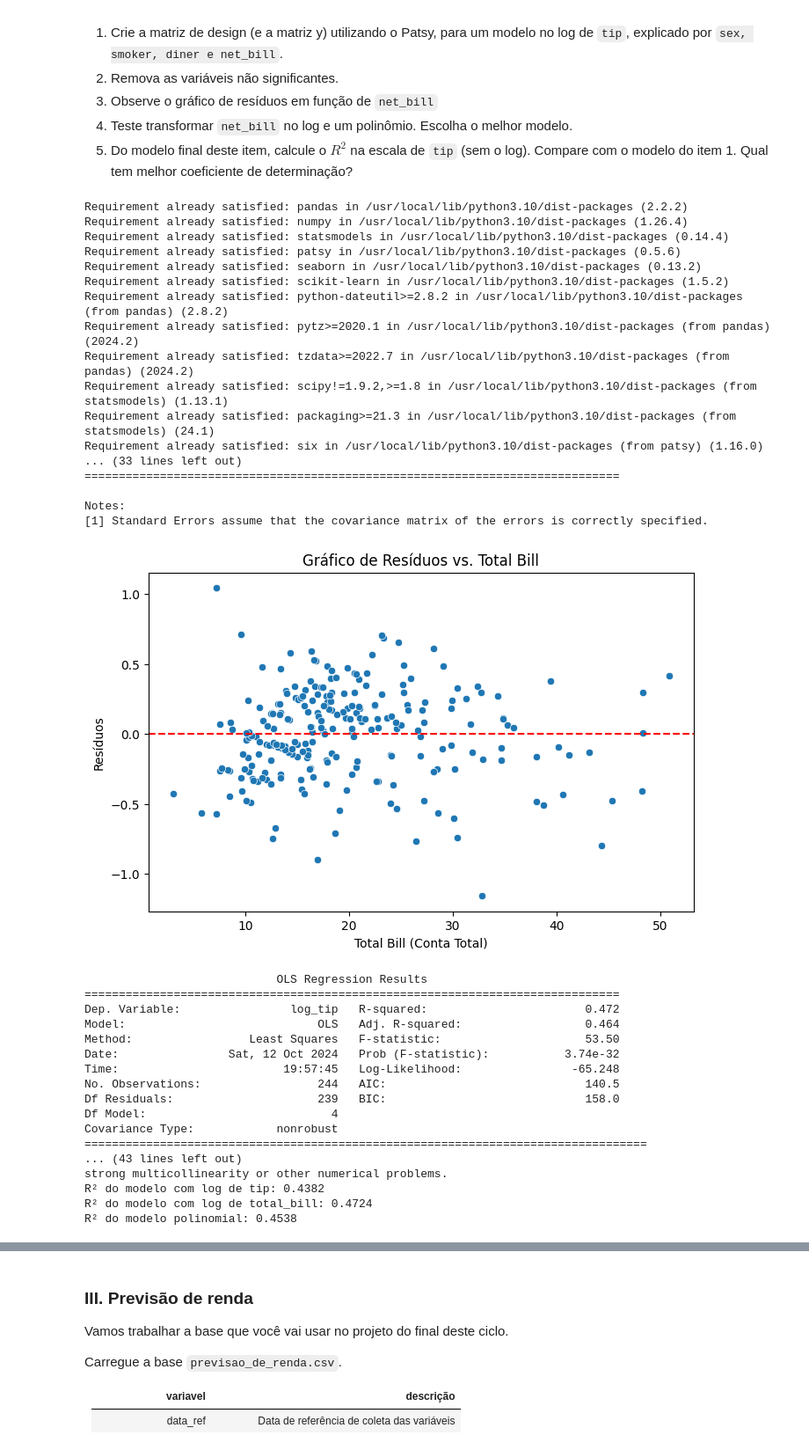
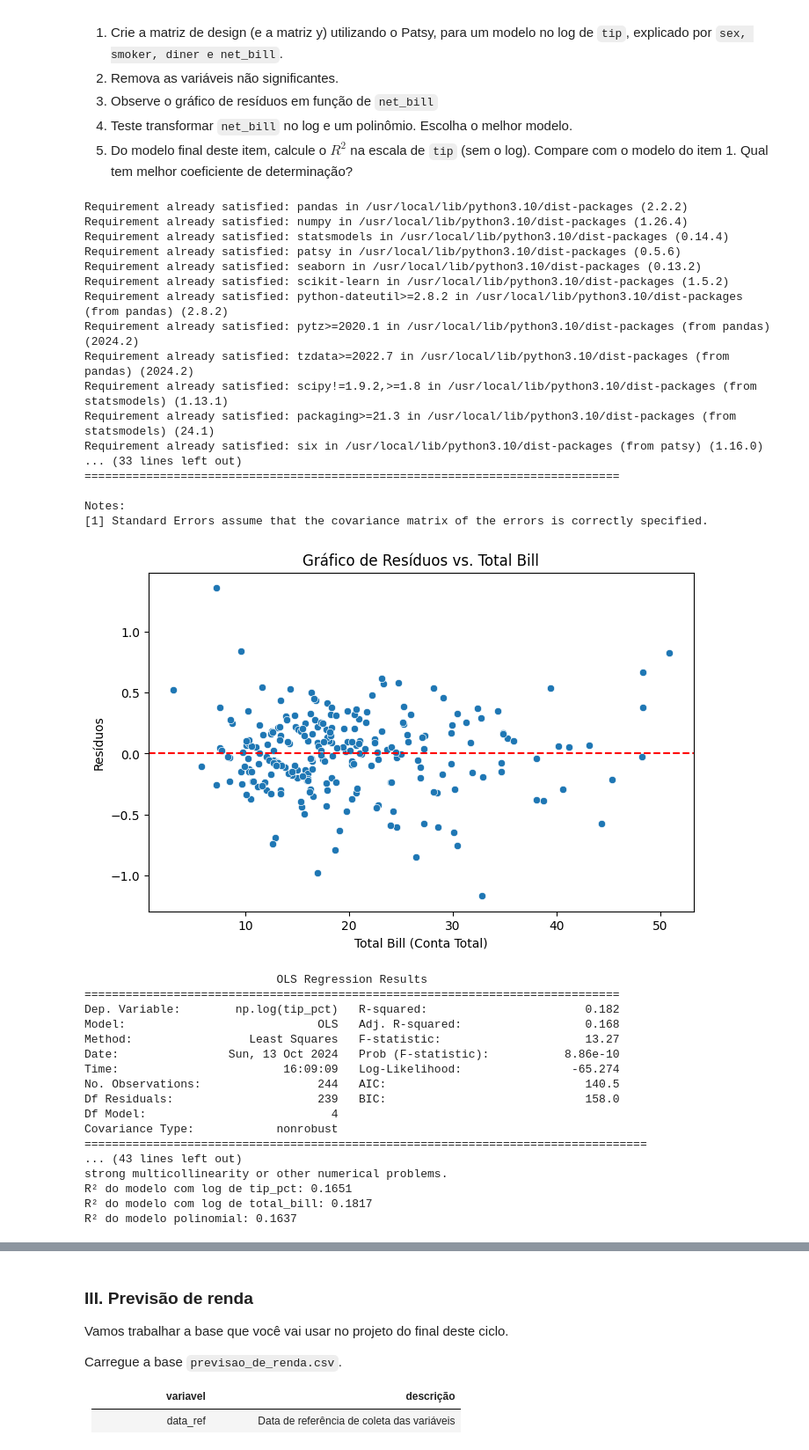
Before and after one commit to andresucharskicarneiro/ebac_ciencia_dados, a Jupyter notebook: Projeto_22_Modelos_de_Regressão_Gorjetas -e -Renda/Projeto_22_Modelos_de_Regressão.ipynb, the cells around one changed output, grey strips where cells are left out. Shown at 88% size. Cells and saved outputs as stored; diff of their text form; code cells hidden in the pictures.

Commit message:
Adicionado Projeto 22
Analise de Modelo de Regressão

````diff
--- a/Projeto_22_Modelos_de_Regressão_Gorjetas -e -Renda/Projeto_22_Modelos_de_Regressão.ipynb
+++ b/Projeto_22_Modelos_de_Regressão_Gorjetas -e -Renda/Projeto_22_Modelos_de_Regressão.ipynb
@@ -162,7 +186,7 @@ strong multicollinearity or other numerical problems.
 4. Teste transformar ```net_bill``` no log e um polinômio. Escolha o melhor modelo.
 5. Do modelo final deste item, calcule o $R^2$ na escala de ```tip``` (sem o log). Compare com o modelo do item 1. Qual tem melhor coeficiente de determinação?
 # %%
-# 1 - Crie a matriz de design (e a matriz y) utilizando o Patsy, para um modelo no log de tip, explicado por sex, smoker, diner e net_bill.
+# 2.1 - Crie a matriz de design (e a matriz y) utilizando o Patsy, para um modelo no log de tip, explicado por sex, smoker, diner e net_bill.
 
 # Instalar bibliotecas necessárias (execute isto apenas se as bibliotecas não estiverem instaladas)
 !pip install pandas numpy statsmodels patsy seaborn scikit-learn
@@ -178,26 +202,22 @@ import matplotlib.pyplot as plt
 # Carregar a base de dados de gorjetas
 tips = sns.load_dataset('tips')
 
-# Transformar o tip em log
-tips['log_tip'] = np.log(tips['tip'])
+# Criar a variável 'tip_pct' (percentual de gorjeta)
+tips['tip_pct'] = tips['tip'] / tips['total_bill']
 
-# Criar a matriz de design com a variável resposta log_tip
-# Substituir 'diner' por 'size'
-y, X = patsy.dmatrices('log_tip ~ sex + smoker + size + total_bill', data=tips, return_type='dataframe')
+# Criar a matriz de design com a variável resposta log(tip_pct)
+y, X = patsy.dmatrices('np.log(tip_pct) ~ sex + smoker + size + total_bill', data=tips, return_type='dataframe')
 
-# II. Ajustar o modelo
-model_log = sm.OLS(y, X).fit()
+# Ajustar o modelo OLS (Regressão Linear)
+model_log_pct = sm.OLS(y, X).fit()
 
-# III. Resumo do modelo
-print(model_log.summary())
+# Resumo do modelo
+print(model_log_pct.summary())
 
-# IV. Remover variáveis não significantes (se necessário)
-# Para simplicidade, vamos seguir com o modelo completo.
+# Calcular os resíduos e adicionar à tabela de dados
+tips['residuals'] = model_log_pct.resid
 
-# V. Calcular os resíduos
-tips['residuals'] = model_log.resid
-
-# VI. Plotar o gráfico de resíduos em função de total_bill
+# Plotar o gráfico de resíduos em função de total_bill
 plt.figure(figsize=(8, 5))
 sns.scatterplot(x=tips['total_bill'], y=tips['residuals'])
 plt.axhline(0, color='red', linestyle='--')
@@ -206,53 +226,57 @@ plt.ylabel('Resíduos')
 plt.title('Gráfico de Resíduos vs. Total Bill')
 plt.show()
 
-# VII. Testar transformar total_bill no log
+# Testar transformar total_bill no log
 tips['log_total_bill'] = np.log(tips['total_bill'] + 1)  # +1 para evitar log(0)
 
 # Ajustar o modelo com total_bill transformado em log
-y_log_total_bill, X_log_total_bill = patsy.dmatrices('log_tip ~ sex + smoker + size + log_total_bill', data=tips, return_type='dataframe')
+y_log_total_bill, X_log_total_bill = patsy.dmatrices(
+    'np.log(tip_pct) ~ sex + smoker + size + log_total_bill',
+    data=tips,
+    return_type='dataframe'
+)
 model_log_total_bill = sm.OLS(y_log_total_bill, X_log_total_bill).fit()
 print(model_log_total_bill.summary())
 
-# VIII. Testar um modelo polinomial para total_bill
-X_poly = patsy.dmatrix('total_bill + I(total_bill ** 2)', data=tips)  # Exemplo com termos polinomiais
+# Testar um modelo polinomial para total_bill
+X_poly = patsy.dmatrix('total_bill + I(total_bill ** 2)', data=tips)
 model_poly = sm.OLS(y, X_poly).fit()
 print(model_poly.summary())
 
-# IX. Comparar os R² dos modelos
-r2_log_model = model_log.rsquared
+# Comparar os R² dos modelos
+r2_log_model = model_log_pct.rsquared
 r2_log_total_bill_model = model_log_total_bill.rsquared
 r2_poly_model = model_poly.rsquared
 
-print(f'R² do modelo com log de tip: {r2_log_model:.4f}')
+print(f'R² do modelo com log de tip_pct: {r2_log_model:.4f}')
 print(f'R² do modelo com log de total_bill: {r2_log_total_bill_model:.4f}')
 print(f'R² do modelo polinomial: {r2_poly_model:.4f}')
 # %% [output]
 Requirement already satisfied: pandas in /usr/local/lib/python3.10/dist-packages (2.2.2)
 Requirement already satisfied: numpy in /usr/local/lib/python3.10/dist-packages (1.26.4)
 Requirement already satisfied: statsmodels in /usr/local/lib/python3.10/dist-packages (0.14.4)
 Requirement already satisfied: patsy in /usr/local/lib/python3.10/dist-packages (0.5.6)
 Requirement already satisfied: seaborn in /usr/local/lib/python3.10/dist-packages (0.13.2)
 Requirement already satisfied: scikit-learn in /usr/local/lib/python3.10/dist-packages (1.5.2)
 Requirement already satisfied: python-dateutil>=2.8.2 in /usr/local/lib/python3.10/dist-packages (from pandas) (2.8.2)
 Requirement already satisfied: pytz>=2020.1 in /usr/local/lib/python3.10/dist-packages (from pandas) (2024.2)
 Requirement already satisfied: tzdata>=2022.7 in /usr/local/lib/python3.10/dist-packages (from pandas) (2024.2)
 Requirement already satisfied: scipy!=1.9.2,>=1.8 in /usr/local/lib/python3.10/dist-packages (from statsmodels) (1.13.1)
 Requirement already satisfied: packaging>=21.3 in /usr/local/lib/python3.10/dist-packages (from statsmodels) (24.1)
 Requirement already satisfied: six in /usr/local/lib/python3.10/dist-packages (from patsy) (1.16.0)
 ... (33 lines left out)
 ==============================================================================
 
 Notes:
 [1] Standard Errors assume that the covariance matrix of the errors is correctly specified.
-[figure, old version]
+[figure, new version]
                             OLS Regression Results
 ==============================================================================
-Dep. Variable:                log_tip   R-squared:                       0.472
-Model:                            OLS   Adj. R-squared:                  0.464
-Method:                 Least Squares   F-statistic:                     53.50
-Date:                Sat, 12 Oct 2024   Prob (F-statistic):           3.74e-32
-Time:                        19:57:45   Log-Likelihood:                -65.248
+Dep. Variable:        np.log(tip_pct)   R-squared:                       0.182
+Model:                            OLS   Adj. R-squared:                  0.168
+Method:                 Least Squares   F-statistic:                     13.27
+Date:                Sun, 13 Oct 2024   Prob (F-statistic):           8.86e-10
+Time:                        16:09:09   Log-Likelihood:                -65.274
 No. Observations:                 244   AIC:                             140.5
 Df Residuals:                     239   BIC:                             158.0
 Df Model:                           4
@@ -260,7 +284,7 @@ Covariance Type:            nonrobust
 ==================================================================================
 ... (43 lines left out)
 strong multicollinearity or other numerical problems.
-R² do modelo com log de tip: 0.4382
-R² do modelo com log de total_bill: 0.4724
-R² do modelo polinomial: 0.4538
+R² do modelo com log de tip_pct: 0.1651
+R² do modelo com log de total_bill: 0.1817
+R² do modelo polinomial: 0.1637
 # %%
````
Also changed, not shown: parts of 21 cells of this notebook.
